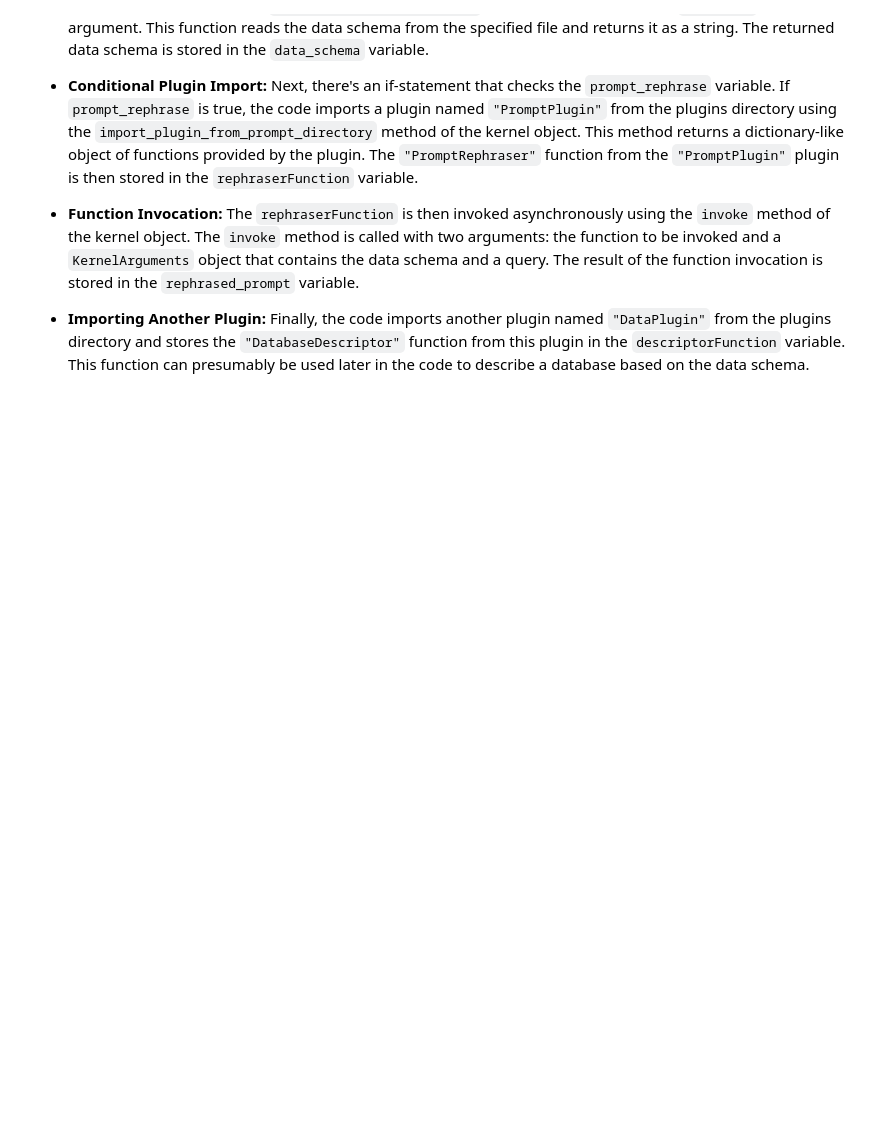
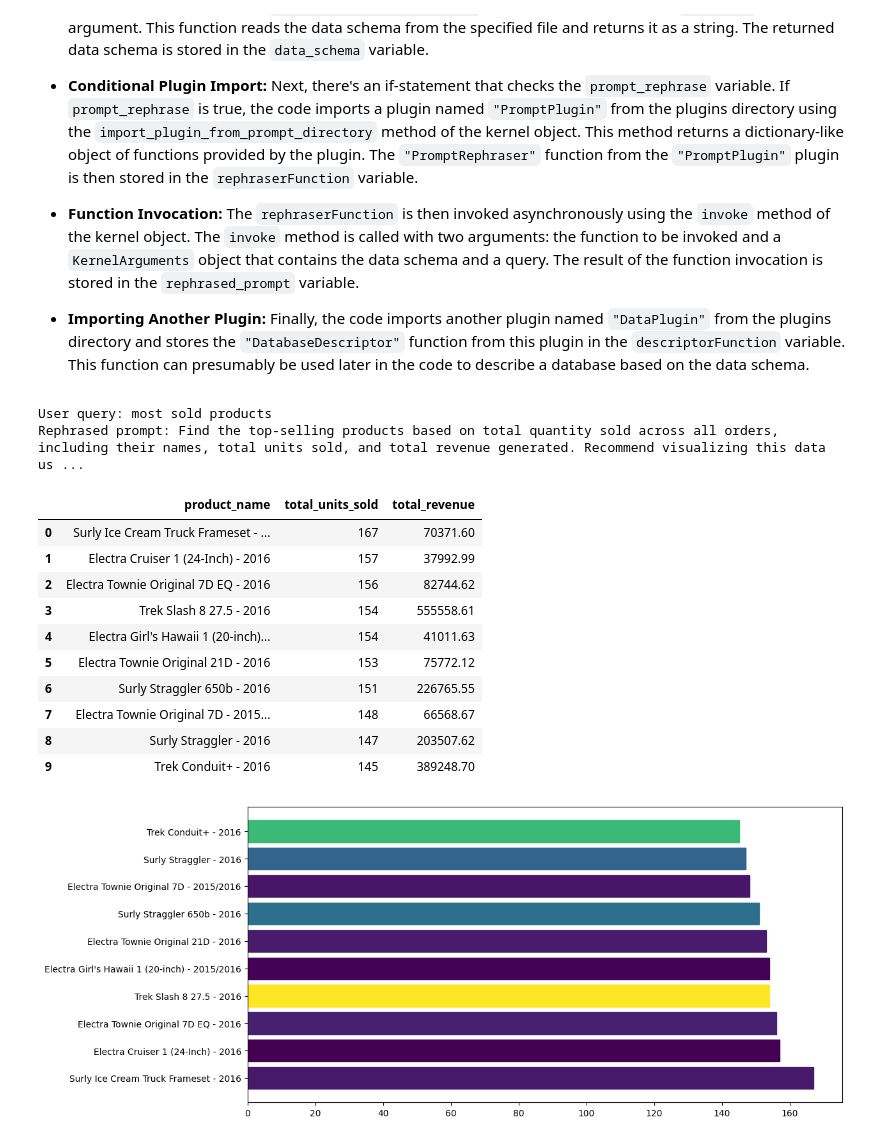
Before and after one commit to baykalucar/SemanticQueries, a Jupyter notebook: demo.ipynb, the cells around one changed output. Saved outputs shown, nothing was run; the diff lists cells and outputs as text; code cells hidden in the pictures; blank space fills up the shorter version.

```diff
--- a/demo.ipynb
+++ b/demo.ipynb
@@ -39,4 +39,19 @@ await GenerateQuestions()
 # %%
 await ReadQuestionsAndGenerateAnswers(filename="questions/2024-06-23.txt", selectedService=Service.HuggingFace, debug=False)
 # %%
-await PromptToQueryResult(prompt_rephrase=True, debug=True ,selected_service=Service.HuggingFace, huggingface_model="Llama318BInstruct", model_mode="chat")
+await PromptToQueryResult(prompt_rephrase=True, debug=False ,selected_service=Service.ClaudeAI, huggingface_model="Llama318BInstruct", model_mode="chat")
+# %% [output]
+User query: most sold products
+Rephrased prompt: Find the top-selling products based on total quantity sold across all orders, including their names, total units sold, and total revenue generated. Recommend visualizing this data us ...
+|  | product_name | total_units_sold | total_revenue |
+| 0 | Surly Ice Cream Truck Frameset - ... | 167 | 70371.60 |
+| 1 | Electra Cruiser 1 (24-Inch) - 2016 | 157 | 37992.99 |
+| 2 | Electra Townie Original 7D EQ - 2016 | 156 | 82744.62 |
+| 3 | Trek Slash 8 27.5 - 2016 | 154 | 555558.61 |
+| 4 | Electra Girl's Hawaii 1 (20-inch)... | 154 | 41011.63 |
+| 5 | Electra Townie Original 21D - 2016 | 153 | 75772.12 |
+| 6 | Surly Straggler 650b - 2016 | 151 | 226765.55 |
+| 7 | Electra Townie Original 7D - 2015... | 148 | 66568.67 |
+| 8 | Surly Straggler - 2016 | 147 | 203507.62 |
+| 9 | Trek Conduit+ - 2016 | 145 | 389248.70 |
+[figure, added]
```
Also changed, not shown: 4 other files.
